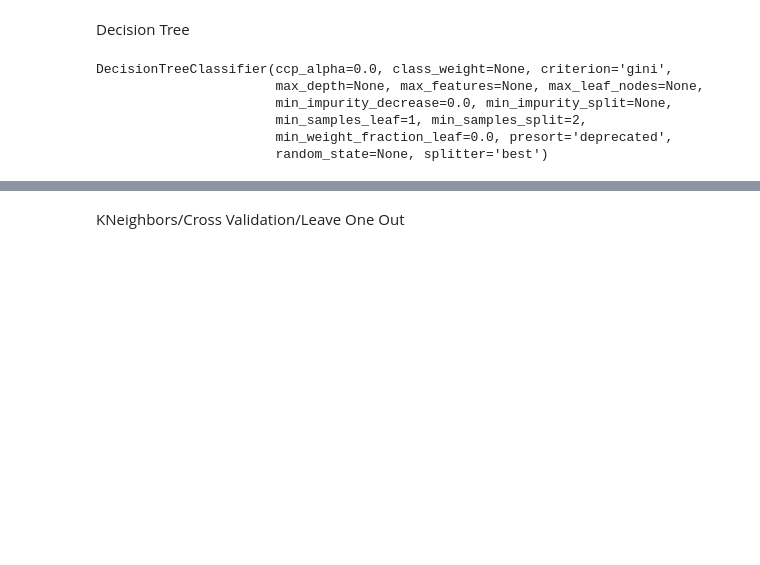
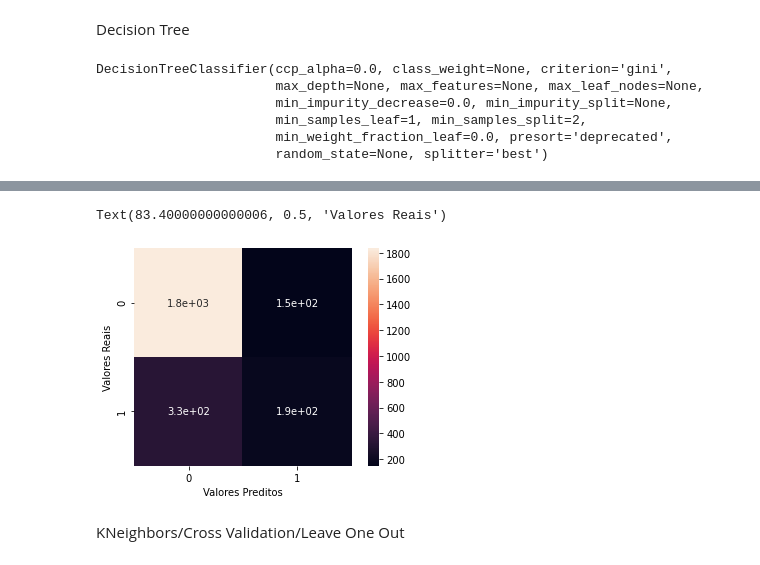
Before and after one commit to JVDourado/Bank-Costumers, a Jupyter notebook: Bank_Costumers.ipynb, the cells around one changed output, grey strips where cells are left out. Saved outputs shown, nothing was run; the diff lists cells and outputs as text; code cells hidden in the pictures; blank space fills up the shorter version.

```diff
--- a/Bank_Costumers.ipynb
+++ b/Bank_Costumers.ipynb
@@ -146,3 +155,11 @@ accuracy_score(test2, Decision)
+# %%
+mat_tree = confusion_matrix(test2, Decision)
+sns.heatmap(mat_tree, square=True, annot=True)
+plt.xlabel('Valores Preditos')
+plt.ylabel('Valores Reais')
+# %% [output]
+Text(83.40000000000006, 0.5, 'Valores Reais')
+[figure, added]
 # %% [markdown]
 KNeighbors/Cross Validation/Leave One Out
 # %%
```
Also changed, not shown: parts of 4 cells of this notebook.
